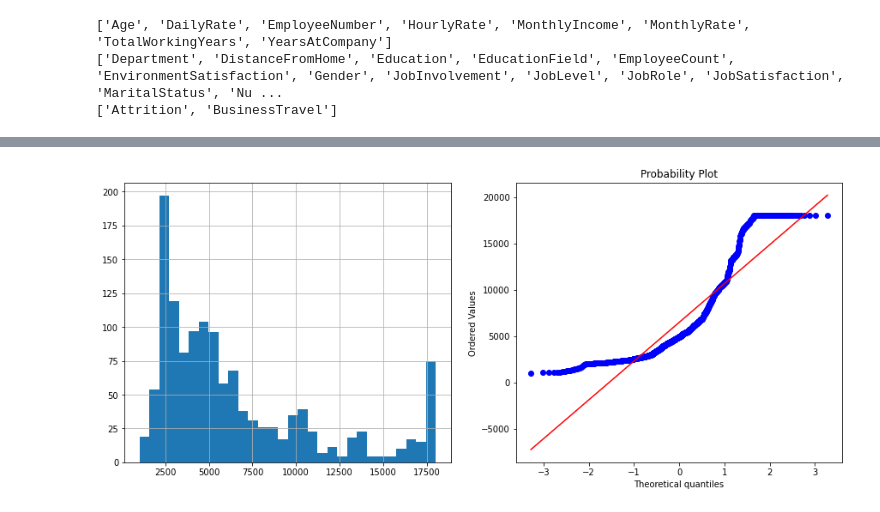
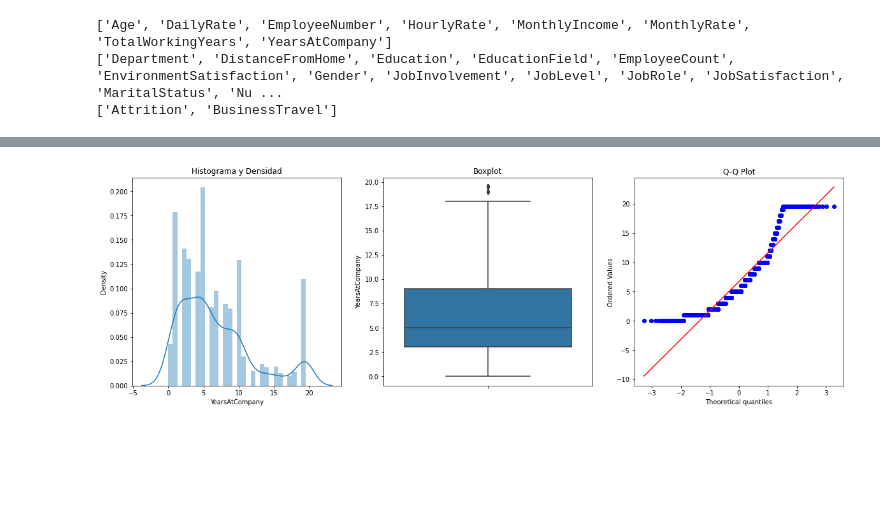
Before and after one commit to Acgonzalezt/Proyecto_Statistical_Learning, a Jupyter notebook: Notebook No. 2.ipynb, the cells around one changed output, grey strips where cells are left out. Drawn from its saved outputs; the diff is of its cells as text; code cells hidden in the pictures; blank space fills up the shorter version.

```diff
--- a/Notebook No. 2.ipynb
+++ b/Notebook No. 2.ipynb
@@ -306 +313,9 @@ plotDistBoxQQ(pf, 'MonthlyIncome')
+# %%
+LI, LS = detectOutliersLimits(pf, 'YearsAtCompany')
+LI, LS = detectOutliersLimits(pf, 'YearsAtCompany')
+pf['YearsAtCompany'] = np.where(pf['YearsAtCompany']  > LS, LS,
+np.where(pf['YearsAtCompany']  < LI, LI, pf['YearsAtCompany'] ))
+plotDistBoxQQ(pf, 'YearsAtCompany')
+# %% [output]
+[figure, added]
 # %%
@@ -315,5 +335 @@ def plot_density_qq(dataset, col):
      plt.show()
-# %%
-plot_density_qq(pf, 'MonthlyIncome')
-# %% [output]
-[figure, removed]
```
Also changed, not shown: parts of 9 cells of this notebook.
